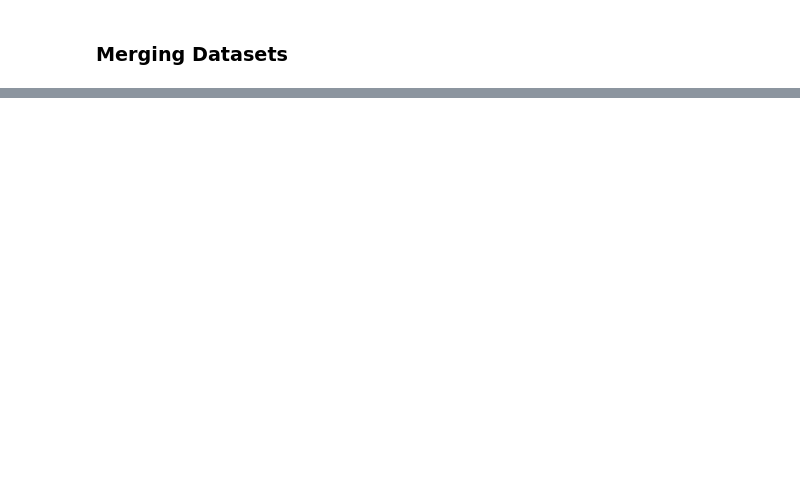
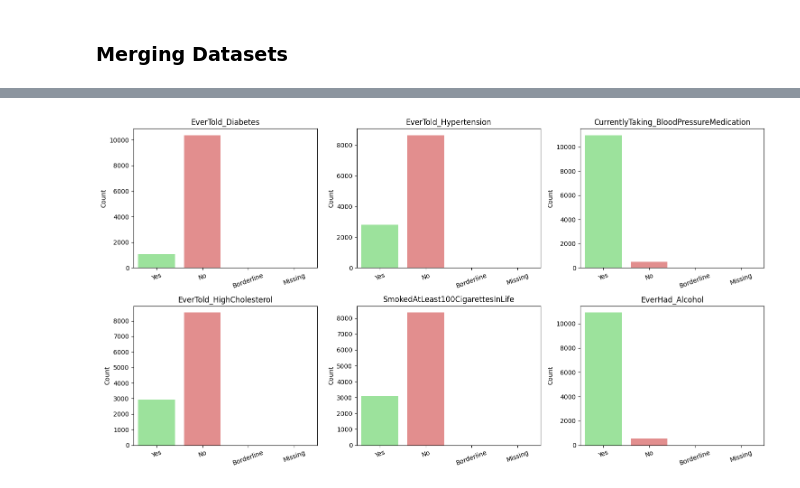
Before and after one commit to Agent-Twilight7/25ws-42.17, a Jupyter notebook: main.ipynb, the cells around one changed output, grey strips where cells are left out. Cells and saved outputs as stored; diff of their text form; code cells hidden in the pictures; blank space fills up the shorter version.

```diff
--- a/main.ipynb
+++ b/main.ipynb
@@ -2357,0 +743,82 @@ plt.show()
+# %%
+import math
+import numpy as np
+import pandas as pd
+import matplotlib.pyplot as plt
+import seaborn as sns
+
+# Categorical variables (adjust list as needed)
+categorical_cols = [
+    'EverTold_Diabetes', 'EverTold_Hypertension',
+    'CurrentlyTaking_BloodPressureMedication', 'EverTold_HighCholesterol',
+    'SmokedAtLeast100CigarettesInLife', 'EverHad_Alcohol',
+]
+
+# Keep only columns that exist in master_df
+existing_cols = [col for col in categorical_cols if col in master_df.columns]
+
+# plotting grid
+n_cols = 3
+n_rows = math.ceil(len(existing_cols) / n_cols)
+fig, axes = plt.subplots(n_rows, n_cols, figsize=(15, 4 * n_rows))
+axes = axes.flatten()
+
+# Map numeric codes to labels (1 -> Yes, 2 -> No, 3 -> Borderline)
+value_map = {
+    1: "Yes",
+    2: "No",
+    3: "Borderline"
+}
+
+# Color mapping for labels
+color_map = {
+    "Yes": "lightgreen",
+    "No": "lightcoral",
+    "Borderline": "lightblue",
+    "Missing": "lightgray",
+    # Optional: if you expect "Other(...)" labels you can add a color for them
+}
+
+def map_label(x):
+    # Convert pd.NA / NaN -> Missing
+    if pd.isna(x):
+        return "Missing"
+    # Try to cast to int for float-coded categories (e.g., 1.0)
+    try:
+        xi = int(x)
+    except Exception:
+        # If casting fails, mark as Missing or Other
+        return "Missing"
+    return value_map.get(xi, "Missing")
+
+for i, col in enumerate(existing_cols):
+    mapped_series = master_df[col].apply(map_label)
+
+    # Define desired category order for consistent plots
+    desired_order = ["Yes", "No", "Borderline", "Missing"]
+    value_counts = mapped_series.value_counts().reindex(desired_order, fill_value=0)
+
+    # Build colors for present categories only (in same order)
+    colors = [color_map[label] for label in value_counts.index]
+
+    # Plot
+    sns.barplot(
+        x=value_counts.index,
+        y=value_counts.values,
+        palette=colors,
+        ax=axes[i]
+    )
+    axes[i].set_title(col)
+    axes[i].set_xlabel('')
+    axes[i].set_ylabel('Count')
+    # rotate xlabels for readability if needed
+    axes[i].tick_params(axis='x', rotation=20)
+
+# Remove any empty subplots
+for j in range(i+1, len(axes)):
+    fig.delaxes(axes[j])
+
+plt.tight_layout()
+plt.show()
+# %% [output]
+[figure, added]
```
Also changed, not shown: parts of 153 cells of this notebook.
